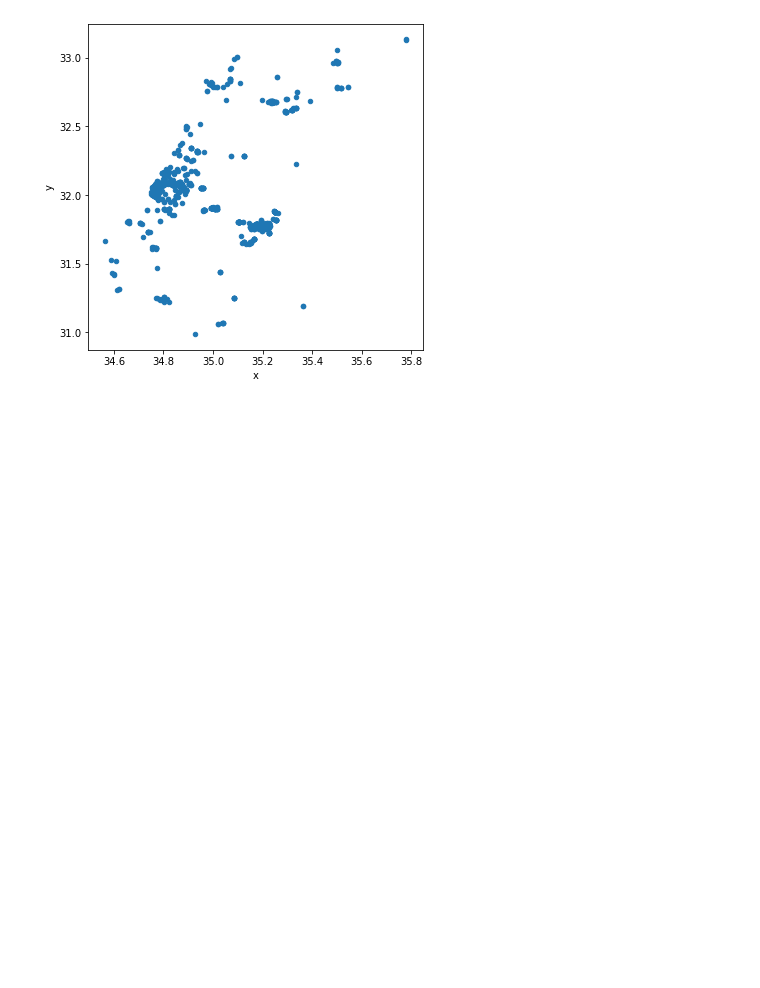
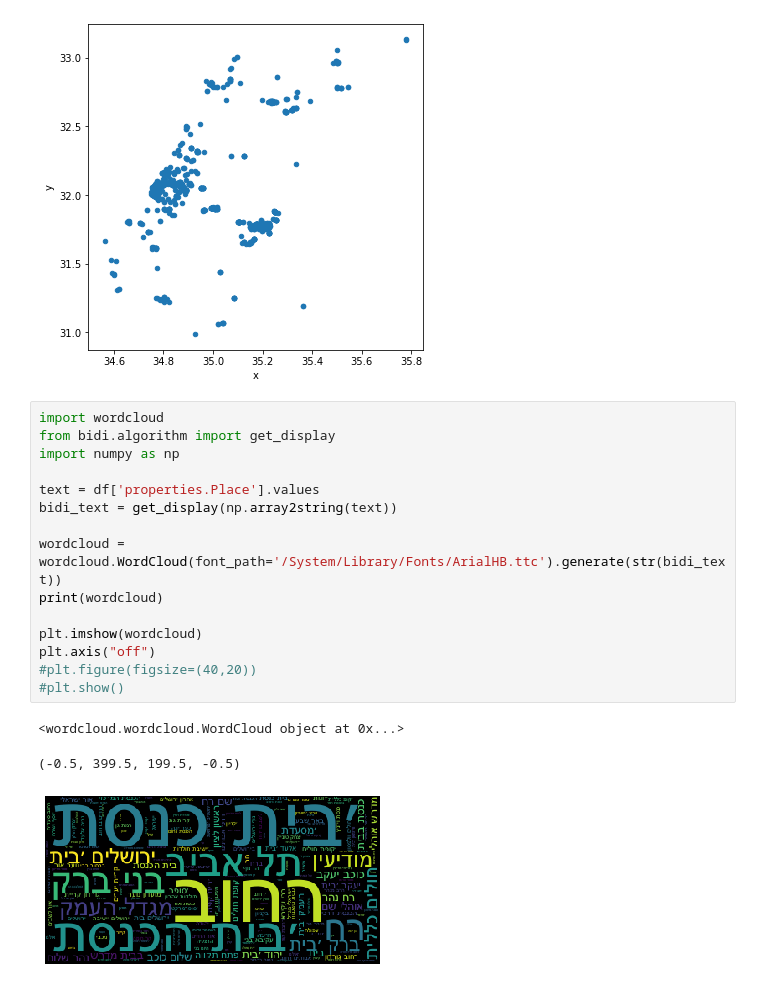
Before and after one commit to biafarrugia/dror-ddj-notebooks, a Jupyter notebook: notebooks/covid-19-mapping.ipynb, the cells around one changed output. Saved outputs shown, nothing was run; the diff lists cells and outputs as text; blank space fills up the shorter version.

Commit message:
wordcloud

```diff
--- a/notebooks/covid-19-mapping.ipynb
+++ b/notebooks/covid-19-mapping.ipynb
@@ -45,3 +45,22 @@ df.plot(kind="scatter",x='x', y='y', figsize=(6,6))
 plt.show()
 # %% [output]
 [figure]
+# %%
+import wordcloud
+from bidi.algorithm import get_display
+import numpy as np
+
+text = df['properties.Place'].values
+bidi_text = get_display(np.array2string(text))
+
+wordcloud = wordcloud.WordCloud(font_path='/System/Library/Fonts/ArialHB.ttc').generate(str(bidi_text))
+print(wordcloud)
+
+plt.imshow(wordcloud)
+plt.axis("off")
+#plt.figure(figsize=(40,20))
+#plt.show()
+# %% [output]
+<wordcloud.wordcloud.WordCloud object at 0x...>
+(-0.5, 399.5, 199.5, -0.5)
+[figure, added]
```
